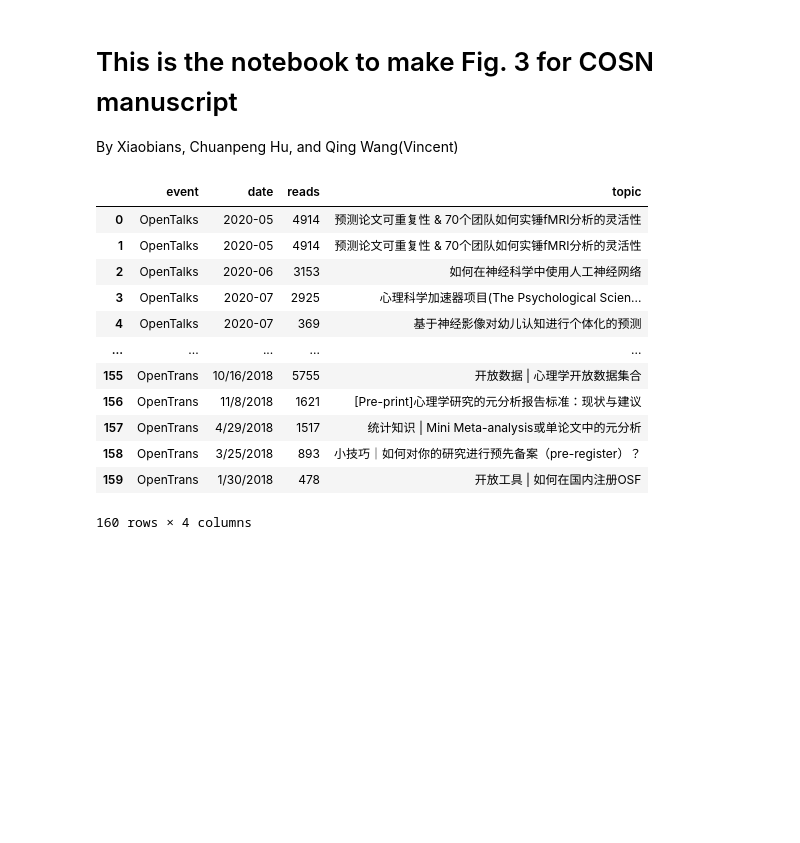
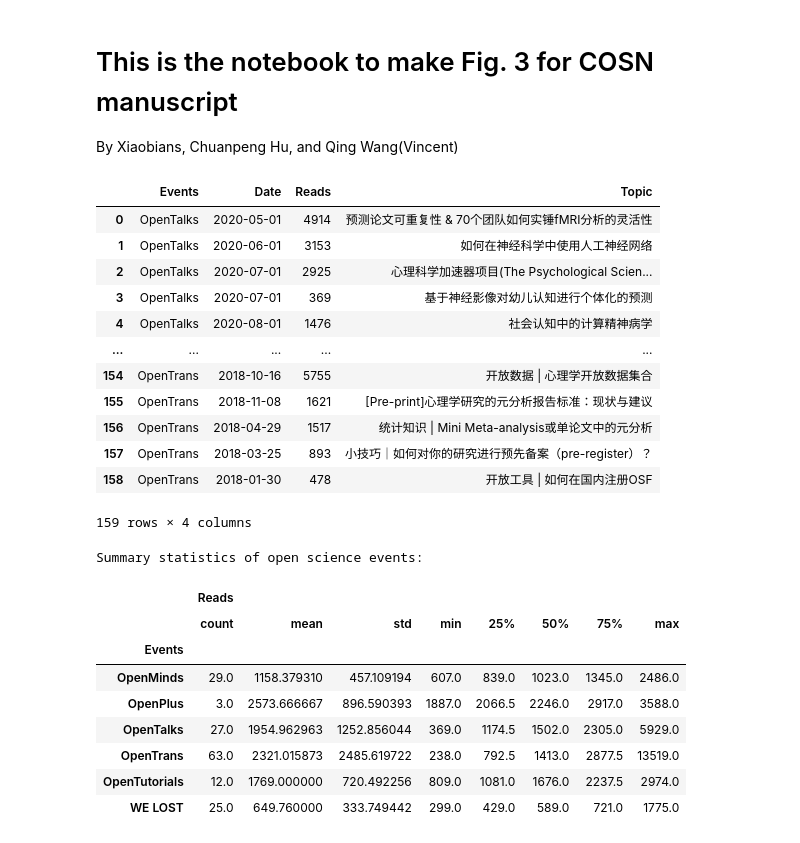
Before and after one commit to Chinese-Open-Science-Network/COSN_Manuscript, a Jupyter notebook: notebooks/cosn_fig3.ipynb, the cells around one changed output. Saved outputs shown, nothing was run; the diff lists cells and outputs as text; code cells hidden in the pictures; blank space fills up the shorter version.

```diff
--- a/notebooks/cosn_fig3.ipynb
+++ b/notebooks/cosn_fig3.ipynb
@@ -4,31 +4,65 @@ By Xiaobians, Chuanpeng Hu, and Qing Wang(Vincent)
 # %%
 # from pathlib import Path
 import sys
 proj_path_str='/scratch/COSN_Manuscript'
 sys.path.append(proj_path_str)
 from pathlib import Path
 import pandas as pd
 import numpy as np
 import seaborn as sns
 import matplotlib.pyplot as plt
 
 # Read data
 data_dir = Path(proj_path_str) / 'data'
-data_tab_file  = data_dir/ 'cosn_events.csv'
+fig_dir = Path(proj_path_str) / 'figs'
+
+data_tab_file  = data_dir / 'cosn_events.csv'
 data_df = pd.read_csv(data_tab_file, sep=',', header=0, index_col=None)
-data_df
+
+# format time string
+def date2x(df, event_, MODE):
+    from datetime import datetime
+    same_df = df[df['Events']!=event_].copy()
+    tmp_df  = df[df['Events']==event_].copy()
+    if MODE=='y-m':
+        tmp_df['Date'] = [datetime.strptime(x.strip(' '), '%m/%d/%Y').strftime("%Y-%m") for x in tmp_df['Date']]
+    elif MODE=='y.m':
+        same_df['Date'] = [datetime.strptime(x.strip(' '), '%Y-%m').strftime("%Y.%m") for x in same_df['Date']]
+        tmp_df['Date']  = [datetime.strptime(x.strip(' '), '%m/%d/%Y').strftime("%Y.%m") for x in tmp_df['Date']]
+    elif MODE=='DateTime':
+        same_df['Date'] = [datetime.strptime(x.strip(' '), '%Y-%m') for x in same_df['Date']]
+        tmp_df['Date']  = [datetime.strptime(x.strip(' '), '%m/%d/%Y') for x in tmp_df['Date']]
+    else:
+        print("Nothing done...")
+        return df
+    return pd.concat([same_df, tmp_df])
+
+data_df=date2x(data_df, 'OpenTrans', 'DateTime')
+display(data_df)
+print('Summary statistics of open science events:')
+data_df.groupby('Events').describe()
 # %% [output]
-|  | event | date | reads | topic |
-| 0 | OpenTalks | 2020-05 | 4914 | 预测论文可重复性 & 70个团队如何实锤fMRI分析的灵活性 |
-| 1 | OpenTalks | 2020-05 | 4914 | 预测论文可重复性 & 70个团队如何实锤fMRI分析的灵活性 |
-| 2 | OpenTalks | 2020-06 | 3153 | 如何在神经科学中使用人工神经网络 |
-| 3 | OpenTalks | 2020-07 | 2925 | 心理科学加速器项目(The Psychological Scien... |
-| 4 | OpenTalks | 2020-07 | 369 | 基于神经影像对幼儿认知进行个体化的预测 |
+|  | Events | Date | Reads | Topic |
+| 0 | OpenTalks | 2020-05-01 | 4914 | 预测论文可重复性 & 70个团队如何实锤fMRI分析的灵活性 |
+| 1 | OpenTalks | 2020-06-01 | 3153 | 如何在神经科学中使用人工神经网络 |
+| 2 | OpenTalks | 2020-07-01 | 2925 | 心理科学加速器项目(The Psychological Scien... |
+| 3 | OpenTalks | 2020-07-01 | 369 | 基于神经影像对幼儿认知进行个体化的预测 |
+| 4 | OpenTalks | 2020-08-01 | 1476 | 社会认知中的计算精神病学 |
 | ... | ... | ... | ... | ... |
-| 155 | OpenTrans | 10/16/2018 | 5755 | 开放数据 | 心理学开放数据集合 |
-| 156 | OpenTrans | 11/8/2018 | 1621 | [Pre-print]心理学研究的元分析报告标准：现状与建议 |
-| 157 | OpenTrans | 4/29/2018 | 1517 | 统计知识 | Mini Meta-analysis或单论文中的元分析 |
-| 158 | OpenTrans | 3/25/2018 | 893 | 小技巧｜如何对你的研究进行预先备案（pre-register）？ |
-| 159 | OpenTrans | 1/30/2018 | 478 | 开放工具 | 如何在国内注册OSF |
+| 154 | OpenTrans | 2018-10-16 | 5755 | 开放数据 | 心理学开放数据集合 |
+| 155 | OpenTrans | 2018-11-08 | 1621 | [Pre-print]心理学研究的元分析报告标准：现状与建议 |
+| 156 | OpenTrans | 2018-04-29 | 1517 | 统计知识 | Mini Meta-analysis或单论文中的元分析 |
+| 157 | OpenTrans | 2018-03-25 | 893 | 小技巧｜如何对你的研究进行预先备案（pre-register）？ |
+| 158 | OpenTrans | 2018-01-30 | 478 | 开放工具 | 如何在国内注册OSF |
-160 rows × 4 columns
+159 rows × 4 columns
+Summary statistics of open science events:
+|  | Reads |  |  |  |  |  |  |  |
+|  | count | mean | std | min | 25% | 50% | 75% | max |
+| Events |  |  |  |  |  |  |  |  |
+| OpenMinds | 29.0 | 1158.379310 | 457.109194 | 607.0 | 839.0 | 1023.0 | 1345.0 | 2486.0 |
+| OpenPlus | 3.0 | 2573.666667 | 896.590393 | 1887.0 | 2066.5 | 2246.0 | 2917.0 | 3588.0 |
+| OpenTalks | 27.0 | 1954.962963 | 1252.856044 | 369.0 | 1174.5 | 1502.0 | 2305.0 | 5929.0 |
+| OpenTrans | 63.0 | 2321.015873 | 2485.619722 | 238.0 | 792.5 | 1413.0 | 2877.5 | 13519.0 |
+| OpenTutorials | 12.0 | 1769.000000 | 720.492256 | 809.0 | 1081.0 | 1676.0 | 2237.5 | 2974.0 |
+| WE LOST | 25.0 | 649.760000 | 333.749442 | 299.0 | 429.0 | 589.0 | 721.0 | 1775.0 |
 # %%
```
Also changed, not shown: parts of 3 cells of this notebook, 2 other files.
